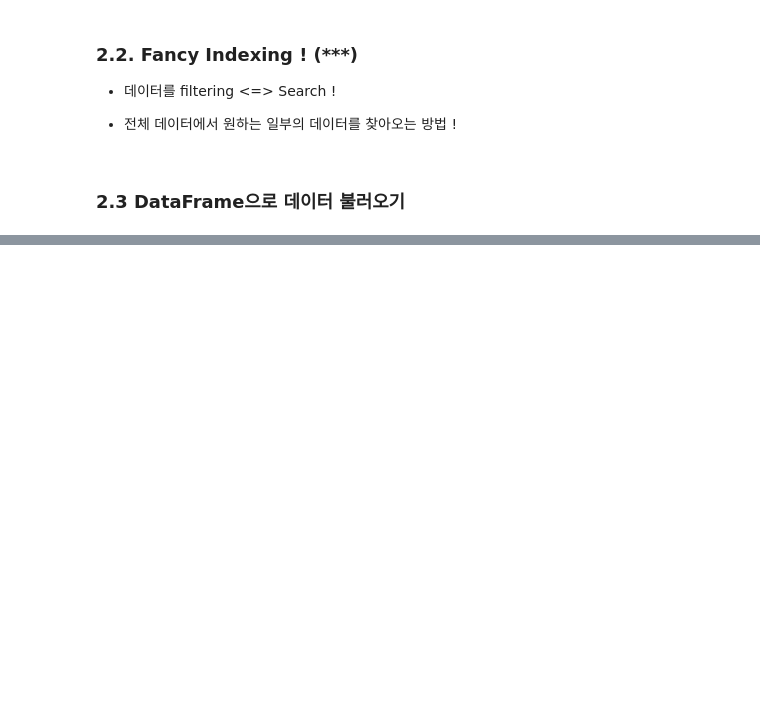
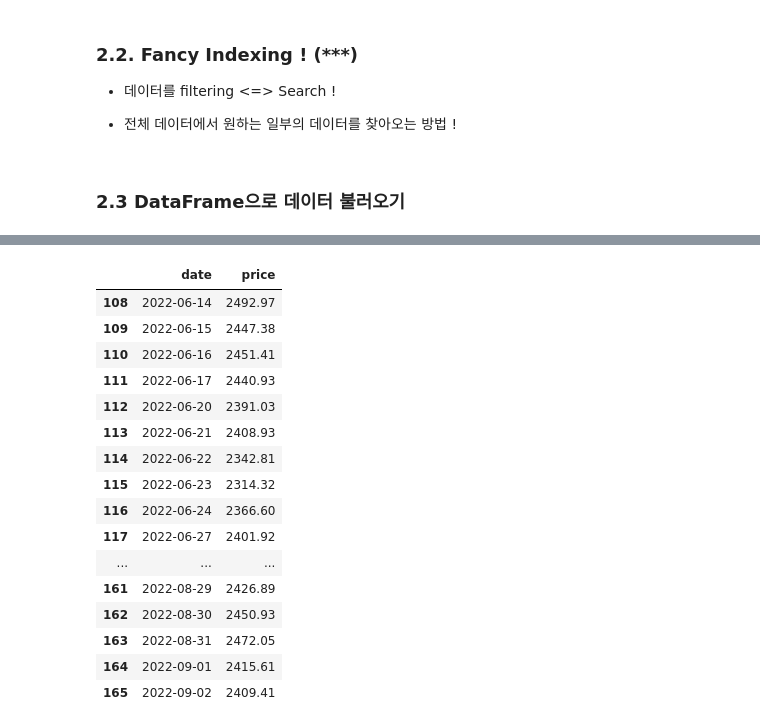
Before and after one commit to sainthm/MGS_AI_DS, a Jupyter notebook: YDK/pandas_data/1. Pandas 기초(실습).ipynb, the cells around one changed output, grey strips where cells are left out. Cells and saved outputs as stored; diff of their text form; code cells hidden in the pictures; blank space fills up the shorter version.

Commit message:
Edit 1. Pandas 기초(실습) file - add DataFrame fancy indexing example

```diff
--- a/YDK/pandas_data/1. Pandas 기초(실습).ipynb
+++ b/YDK/pandas_data/1. Pandas 기초(실습).ipynb
@@ -202,3 +222,26 @@ df.loc[7, "X1"]  # index값이 7이고, column 이름이 'X1'인 데이터.
 # %%
 # csv 파일 불러오기
-data = pd.read_csv('data/') # 엄청 나게 자주 쓸 함수
+data = pd.read_csv('data/kospi2022.csv') # 엄청 나게 자주 쓸 함수
+
+
+
+# Q. 올해 코스피가 2000 이하로 떨어진 날이 언제일까?
+data[data["price"] <= 2500]  # boolean mask
+# %% [output]
+|  | date | price |
+| 108 | 2022-06-14 | 2492.97 |
+| 109 | 2022-06-15 | 2447.38 |
+| 110 | 2022-06-16 | 2451.41 |
+| 111 | 2022-06-17 | 2440.93 |
+| 112 | 2022-06-20 | 2391.03 |
+| 113 | 2022-06-21 | 2408.93 |
+| 114 | 2022-06-22 | 2342.81 |
+| 115 | 2022-06-23 | 2314.32 |
+| 116 | 2022-06-24 | 2366.60 |
+| 117 | 2022-06-27 | 2401.92 |
+| ... | ... | ... |
+| 161 | 2022-08-29 | 2426.89 |
+| 162 | 2022-08-30 | 2450.93 |
+| 163 | 2022-08-31 | 2472.05 |
+| 164 | 2022-09-01 | 2415.61 |
+| 165 | 2022-09-02 | 2409.41 |
```
Also changed, not shown: parts of 4 cells of this notebook.
